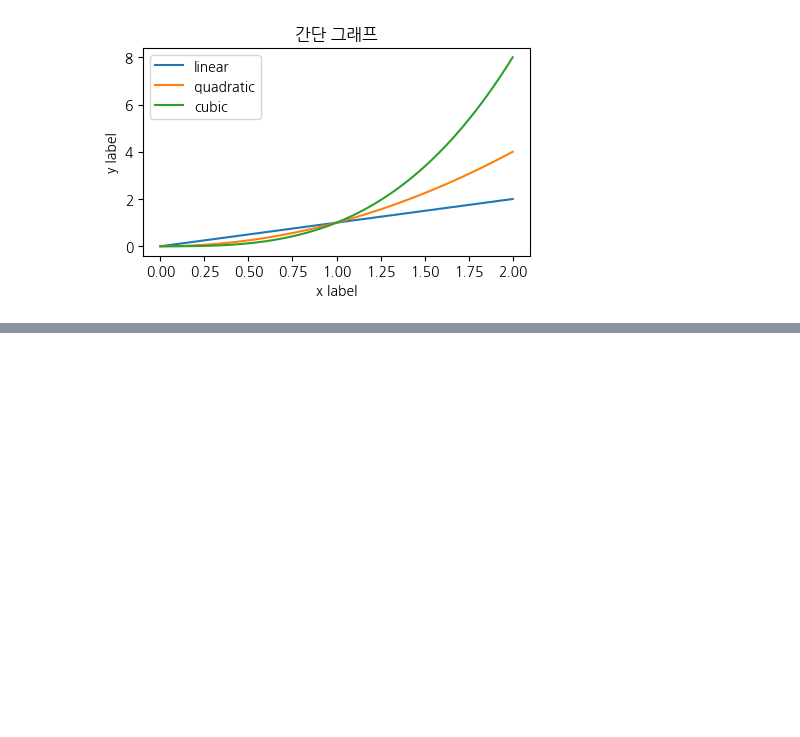
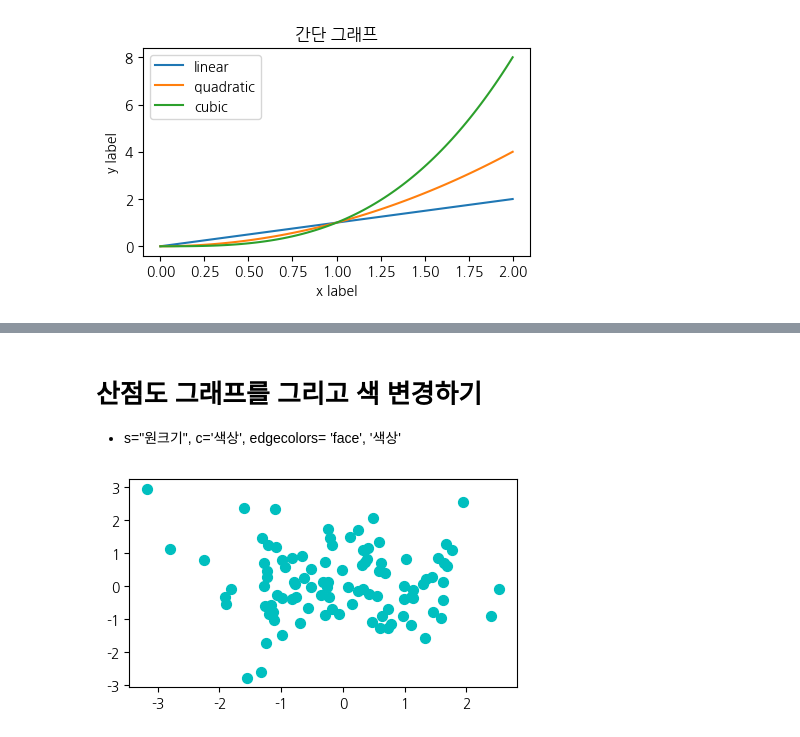
Before and after one commit to haram4th/fintech3, a Jupyter notebook: 06machine_learning/04_02matplotlib사용법.ipynb, the cells around one changed output, grey strips where cells are left out. Saved outputs shown, nothing was run; the diff lists cells and outputs as text; code cells hidden in the pictures; blank space fills up the shorter version.

```diff
--- a/06machine_learning/04_02matplotlib사용법.ipynb
+++ b/06machine_learning/04_02matplotlib사용법.ipynb
@@ -128,0 +232,9 @@ plt.show()
+# %% [markdown]
+# 산점도 그래프를 그리고 색 변경하기
+* s="원크기",  c='색상', edgecolors= 'face', '색상'
+# %%
+fig, ax = plt.subplots(figsize=(5,2.7))
+ax.scatter(data1, data2, s=50, c='c', edgecolors='face')
+plt.show()
+# %% [output]
+[figure, added]
```
Also changed, not shown: parts of 20 cells of this notebook.
